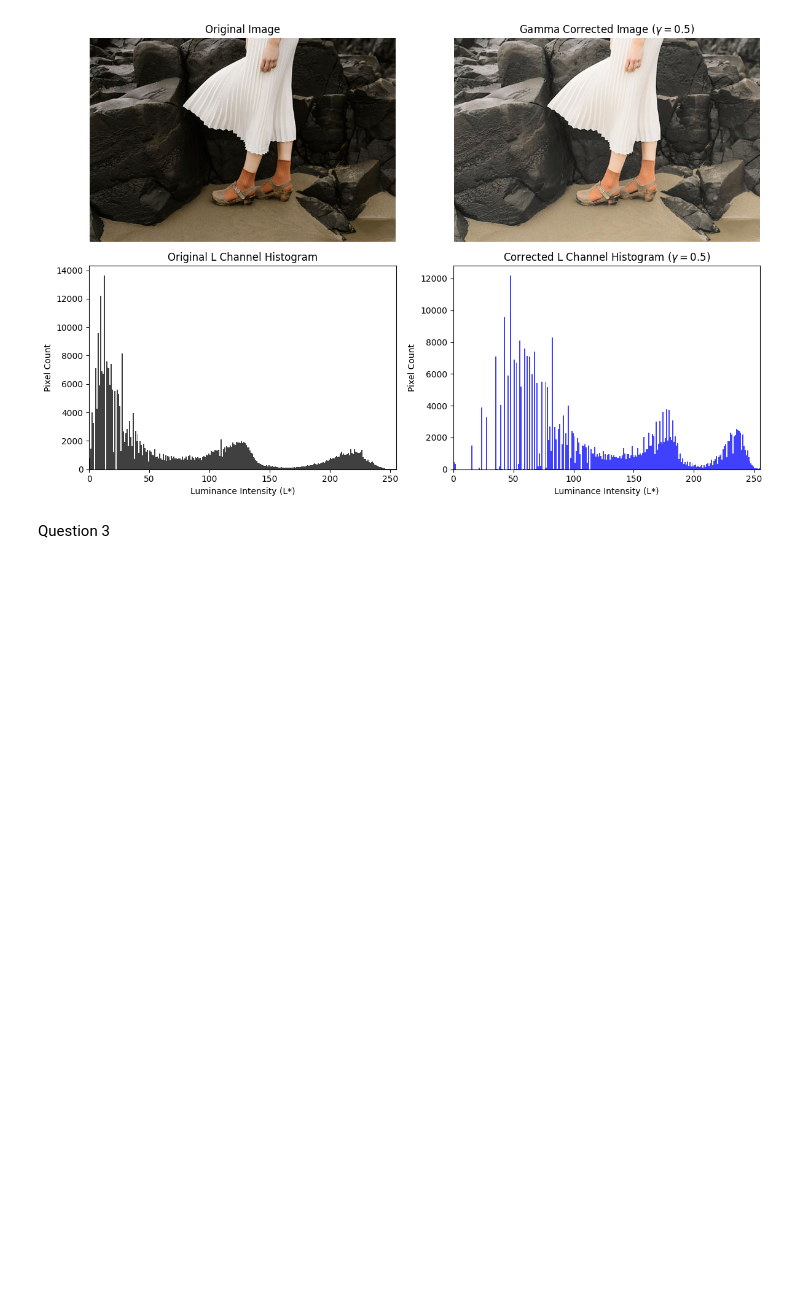
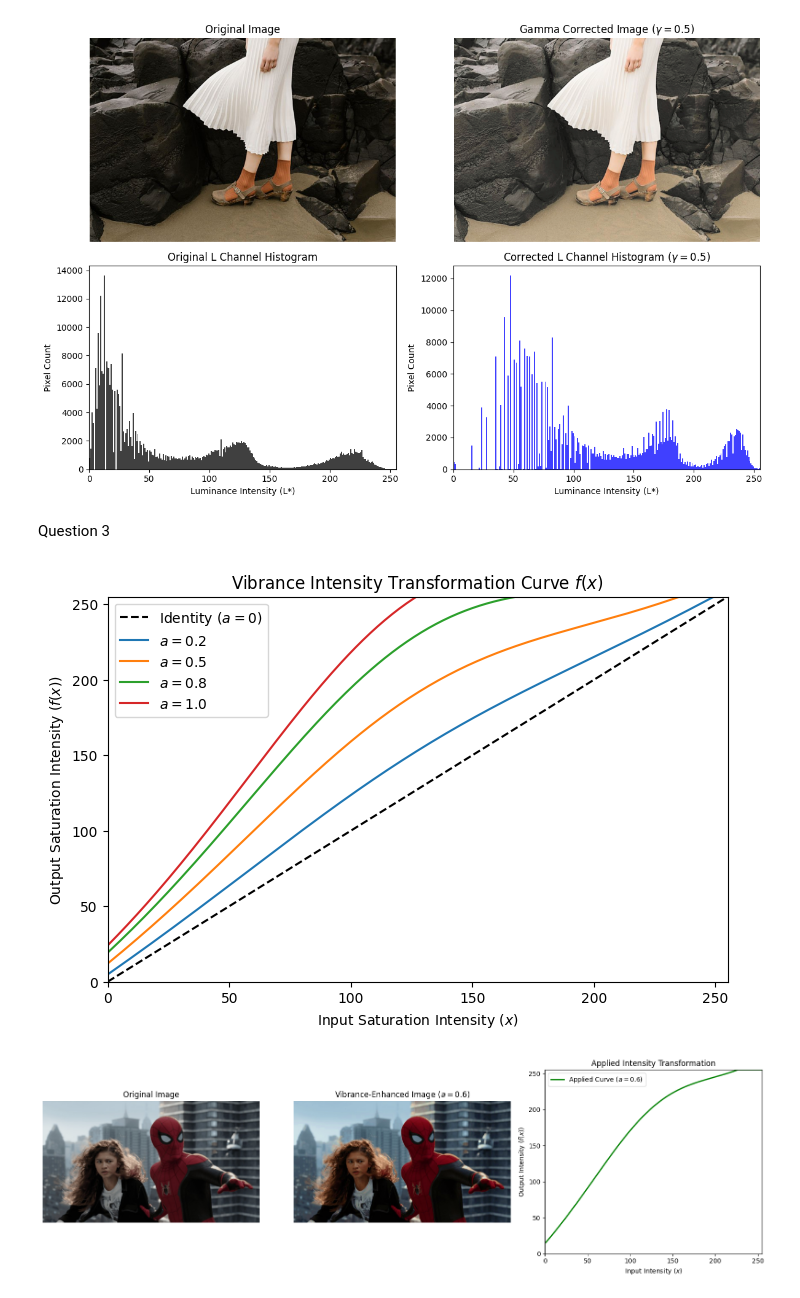
Before and after one commit to maneth-b03p/Image_Processing_and_Machine_Vision_Activities, a Jupyter notebook: Notebooks/230476T_a01.ipynb, the cells around one changed output. Saved outputs shown, nothing was run; the diff lists cells and outputs as text; code cells hidden in the pictures; blank space fills up the shorter version.

```diff
--- a/Notebooks/230476T_a01.ipynb
+++ b/Notebooks/230476T_a01.ipynb
@@ -232,31 +275,34 @@ def enhance_vibrance(image_path, a_param=0.5, sigma_param=70.0):
     s_enhanced = cv2.LUT(s, lut)
 
     hsv_enhanced = cv2.merge([h, s_enhanced, v])
     bgr_enhanced = cv2.cvtColor(hsv_enhanced, cv2.COLOR_HSV2BGR)
     rgb_enhanced = cv2.cvtColor(bgr_enhanced, cv2.COLOR_BGR2RGB)
 
     return rgb_orig, rgb_enhanced, x_lut, lut_values, a_param
 
-a = 0.5
+a = 0.6
 rgb_orig, rgb_enhanced, x_curve, y_curve, a_val = enhance_vibrance('../images/images/q4.jpeg', a_param=a)
 
 fig, axes = plt.subplots(1, 3, figsize=(16, 5))
 
 axes[0].imshow(rgb_orig)
 axes[0].set_title("Original Image")
 axes[0].axis('off')
 
 axes[1].imshow(rgb_enhanced)
 axes[1].set_title(f"Vibrance-Enhanced Image ($a = {a_val}$)")
 axes[1].axis('off')
 
 axes[2].plot(x_curve, y_curve, 'g-', linewidth=2, label=f"Applied Curve ($a={a_val}$)")
 axes[2].set_title("Applied Intensity Transformation")
 axes[2].set_xlabel("Input Intensity ($x$)")
 axes[2].set_ylabel("Output Intensity ($f(x)$)")
 axes[2].set_xlim([0, 255])
 axes[2].set_ylim([0, 255])
 axes[2].legend()
 
 plt.tight_layout()
 plt.show()
+# %% [output]
+[figure, added]
+[figure, added]
```
Also changed, not shown: parts of 1 cell of this notebook.
